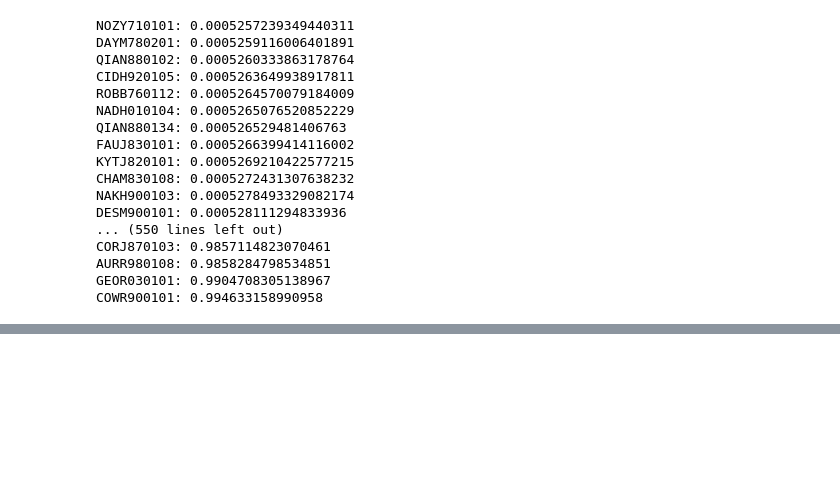
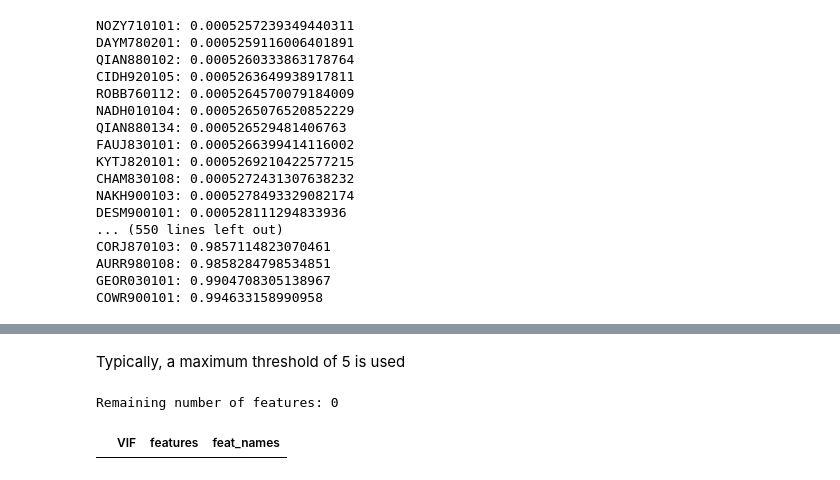
Before and after one commit to austinv11/IDP-Predictor, a Jupyter notebook: aaindex_feature_importance.ipynb, the cells around one changed output, grey strips where cells are left out. Drawn from its saved outputs; the diff is of its cells as text; code cells hidden in the pictures; blank space fills up the shorter version.

```diff
--- a/aaindex_feature_importance.ipynb
+++ b/aaindex_feature_importance.ipynb
@@ -240,0 +278,9 @@ COWR900101: 0.994633158990958
+# %% [markdown]
+Typically, a maximum threshold of 5 is used
+# %%
+selected_features = vif_df[vif_df['VIF'] < 5]
+print("Remaining number of features:", selected_features.shape[0])
+selected_features
+# %% [output]
+Remaining number of features: 0
+|  | VIF | features | feat_names |
```
Also changed, not shown: parts of 5 cells of this notebook, 1 other file.
